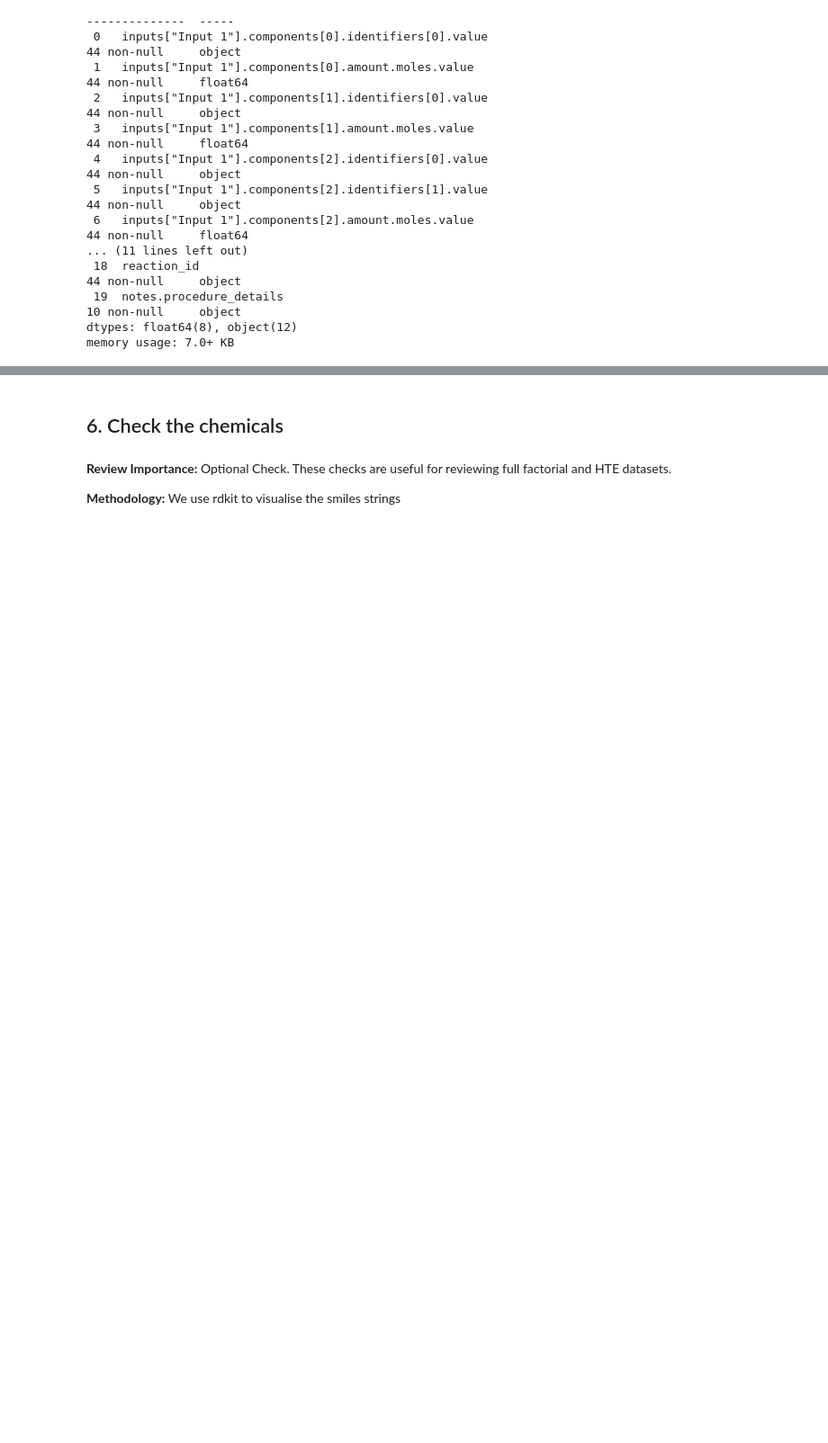
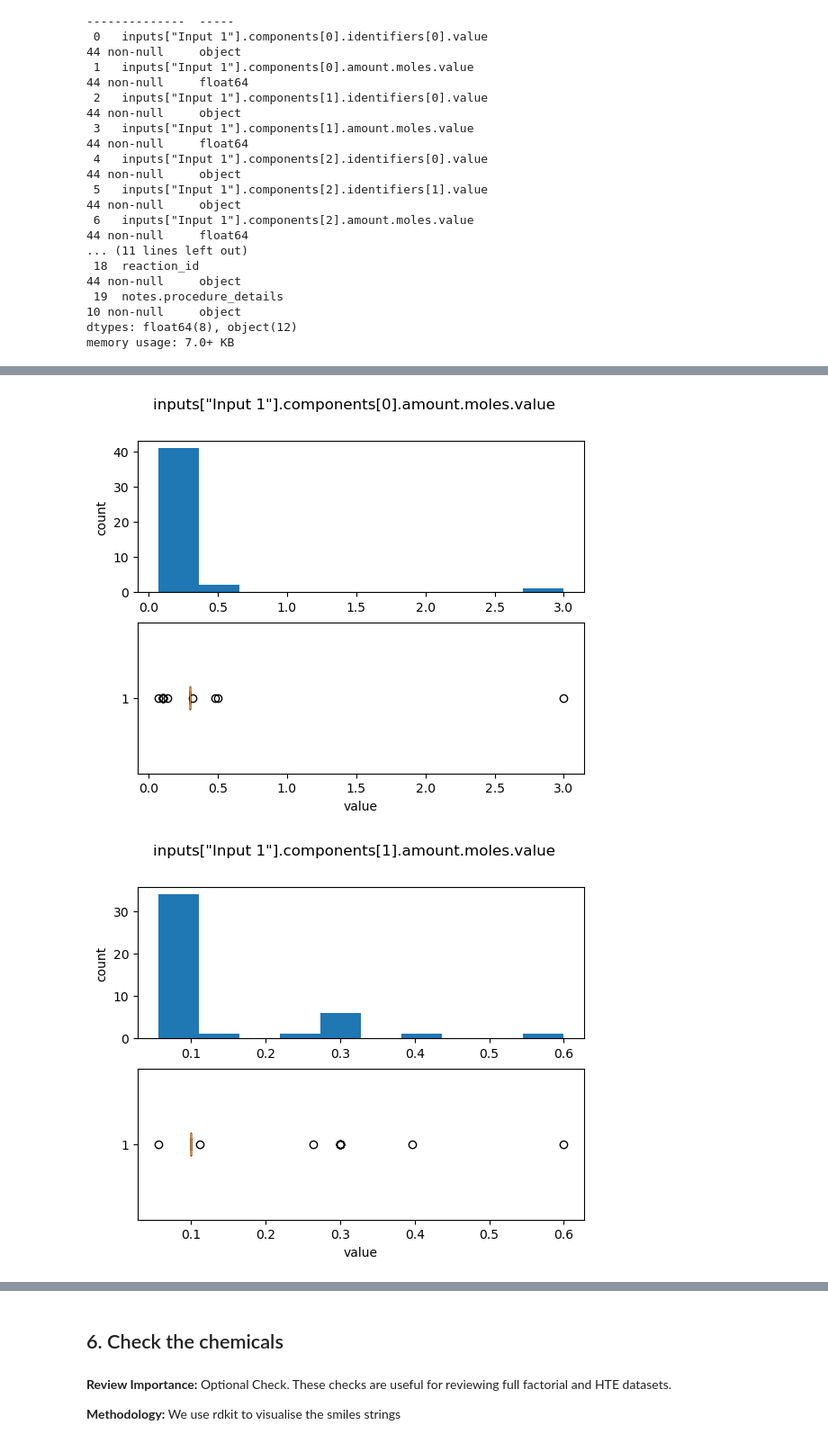
Before and after one commit to bdeadman/ord-schema, a Jupyter notebook: examples/reviews/example_1/review_example_1.ipynb, the cells around one changed output, grey strips where cells are left out. Shown: that part at 90% size. Cells and saved outputs as stored; diff of their text form; code cells hidden in the pictures; blank space fills up the shorter version.

```diff
--- a/examples/reviews/example_1/review_example_1.ipynb
+++ b/examples/reviews/example_1/review_example_1.ipynb
@@ -299,9 +304,0 @@ for measurement in measurements:
-# %%
-for col in continuous.columns:
-    series = continuous[col]
-
-    plt.hist(series, bins = 10)
-    plt.title(col)
-    plt.xlabel("value")
-    plt.ylabel("count")
-    plt.show()
@@ -316,0 +305,18 @@ for col in continuous.columns:
+# %%
+for col in continuous.columns:
+    series = continuous[col]
+
+    plt.suptitle(col)
+
+    plt.subplot(2, 1, 1)
+    plt.hist(series, bins = 10)
+    plt.ylabel("count")
+
+    plt.subplot(2, 1, 2)
+    plt.boxplot(series, vert= False)
+    plt.xlabel("value")
+
+    plt.show()
+# %% [output]
+[figure, added]
+[figure, added]
```
Also changed, not shown: parts of 36 cells of this notebook, 1 other file.
